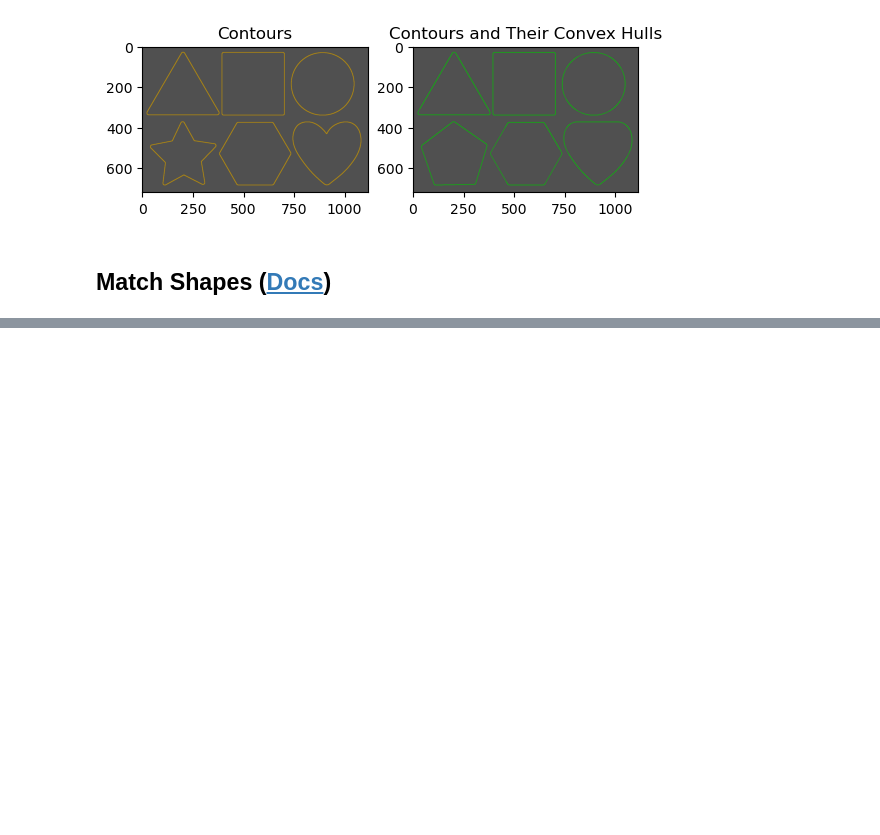
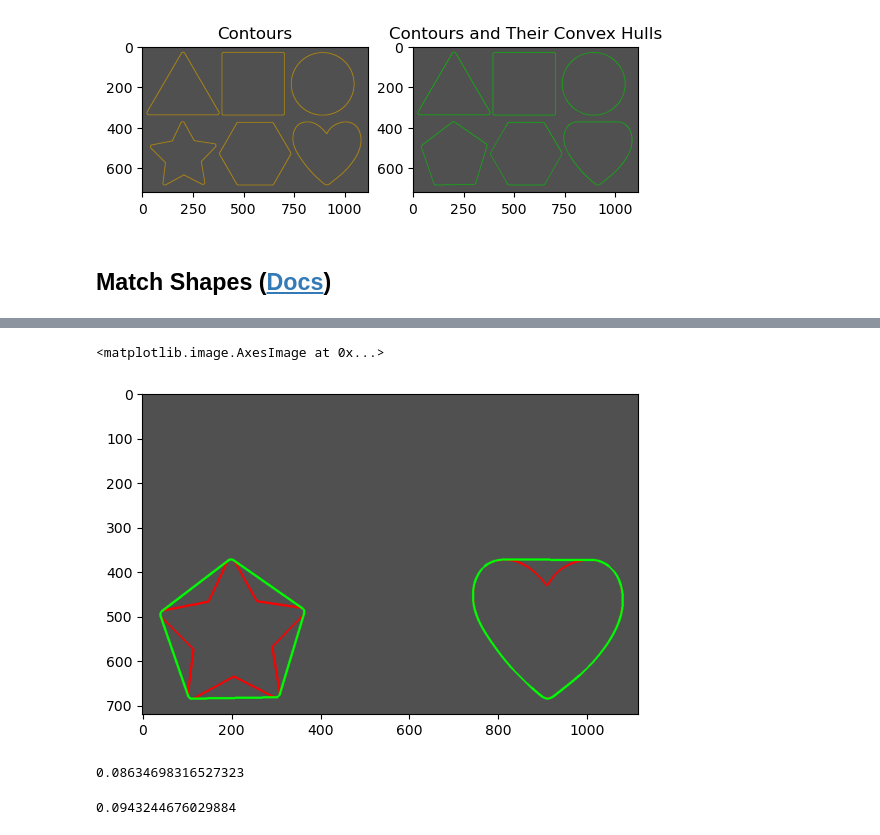
Before and after one commit to MaidulHasan/OpenCV_Basics, a Jupyter notebook: 08_contours_introduction.ipynb, the cells around one changed output, grey strips where cells are left out. Saved outputs shown, nothing was run; the diff lists cells and outputs as text; code cells hidden in the pictures; blank space fills up the shorter version.

Commit message:
[sec] OpenCv_Basics/08_contours_introduction.ipynb: Add sec - Match Shapes

```diff
--- a/08_contours_introduction.ipynb
+++ b/08_contours_introduction.ipynb
@@ -378,0 +406,38 @@ plt.show()
+# %%
+# for complex shapes where you fear that storing only 2 end points will not suffice use, cv.CHAIN_APPROX_NONE
+img_contours, img_hierarchy = cv.findContours(
+    img_to_use, cv.RETR_EXTERNAL, cv.CHAIN_APPROX_NONE
+)
+# %%
+heart_shaped_cnt = img_contours[1]
+star_shaped_cnt = img_contours[2]
+# %%
+# convex hull of these two contours
+heart_hull_cnt = cv.convexHull(heart_shaped_cnt)
+star_hull_cnt = cv.convexHull(star_shaped_cnt)
+# %%
+# numpy stores data as, (rows, columns)
+# opencv stores data as, (width, height)
+# so it is opposite of what numpy does
+canvas = get_canvas(shape_img.shape)
+# %%
+# contours
+cv.drawContours(canvas, [star_shaped_cnt], -1, (255, 0, 0), 3)
+cv.drawContours(canvas, [heart_shaped_cnt], -1, (255, 0, 0), 3)
+
+# hulls
+cv.drawContours(canvas, [star_hull_cnt], -1, (0, 255, 0), 3)
+cv.drawContours(canvas, [heart_hull_cnt], -1, (0, 255, 0), 3)
+
+plt.imshow(canvas)
+# %% [output]
+<matplotlib.image.AxesImage at 0x...>
+[figure, added]
+# %%
+cv.matchShapes(heart_shaped_cnt, heart_hull_cnt, cv.CONTOURS_MATCH_I1, 0)
+# %% [output]
+0.08634698316527323
+# %%
+cv.matchShapes(star_shaped_cnt, star_hull_cnt, cv.CONTOURS_MATCH_I1, 0)
+# %% [output]
+0.0943244676029884
```
Also changed, not shown: parts of 8 cells of this notebook.
